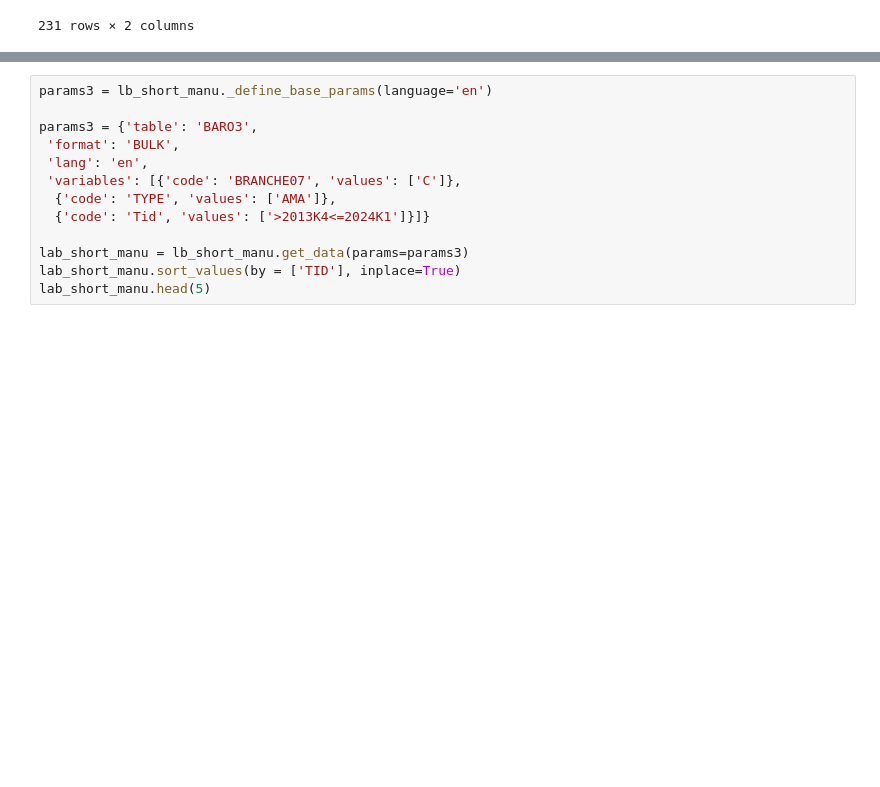
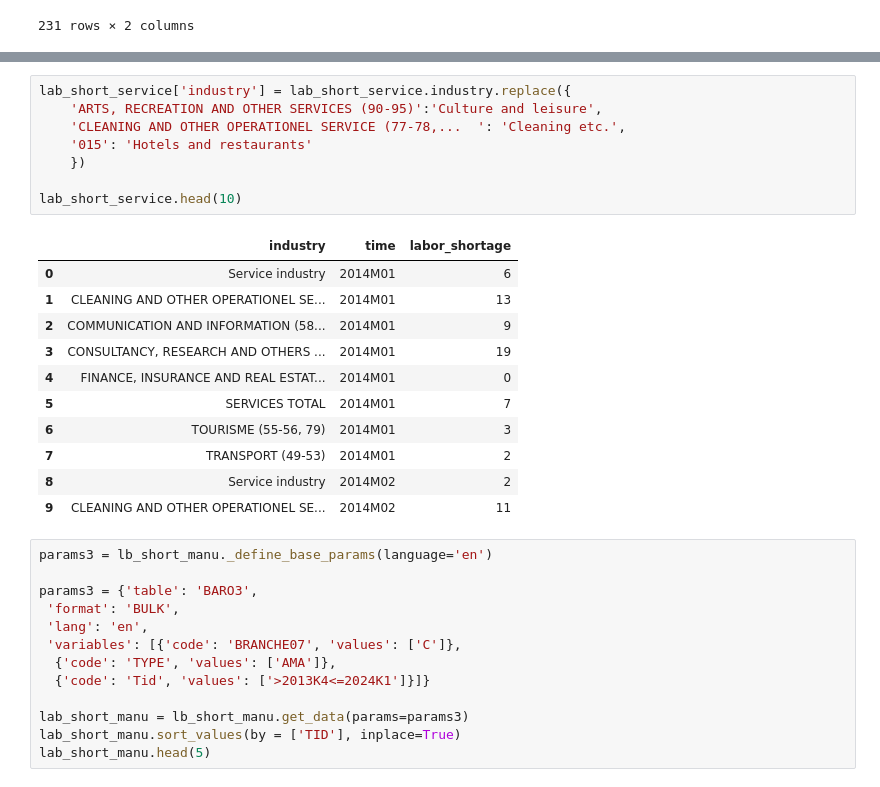
Before and after one commit to NumEconCopenhagen/Projects_2024_Emma-Anna-Oscar, a Jupyter notebook: dataproject/dataproject.ipynb, the cells around one changed output, grey strips where cells are left out. Drawn from its saved outputs; the diff is of its cells as text; blank space fills up the shorter version.

```diff
--- a/dataproject/dataproject.ipynb
+++ b/dataproject/dataproject.ipynb
@@ -337,3 +337,23 @@ drop10 = lab_short_service.loc[lab_short_service.Industry == 'Travel agent activ
+# %%
+lab_short_service['industry'] = lab_short_service.industry.replace({
+    'ARTS, RECREATION AND OTHER SERVICES (90-95)':'Culture and leisure',
+    'CLEANING AND OTHER OPERATIONEL SERVICE (77-78,...	': 'Cleaning etc.',
+    '015': 'Hotels and restaurants'
+    })
+
+lab_short_service.head(10)
+# %% [output]
+|  | industry | time | labor_shortage |
+| 0 | Service industry | 2014M01 | 6 |
+| 1 | CLEANING AND OTHER OPERATIONEL SE... | 2014M01 | 13 |
+| 2 | COMMUNICATION AND INFORMATION (58... | 2014M01 | 9 |
+| 3 | CONSULTANCY, RESEARCH AND OTHERS ... | 2014M01 | 19 |
+| 4 | FINANCE, INSURANCE AND REAL ESTAT... | 2014M01 | 0 |
+| 5 | SERVICES TOTAL | 2014M01 | 7 |
+| 6 | TOURISME (55-56, 79) | 2014M01 | 3 |
+| 7 | TRANSPORT (49-53) | 2014M01 | 2 |
+| 8 | Service industry | 2014M02 | 2 |
+| 9 | CLEANING AND OTHER OPERATIONEL SE... | 2014M02 | 11 |
 # %%
 params3 = lb_short_manu._define_base_params(language='en')
 
```
Also changed, not shown: parts of 8 cells of this notebook.
